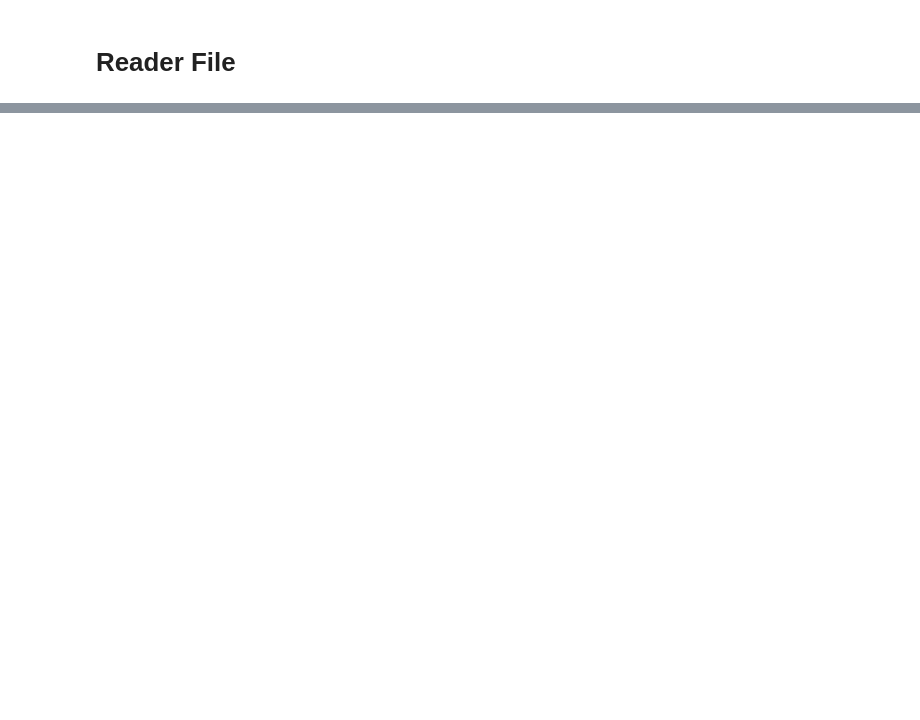
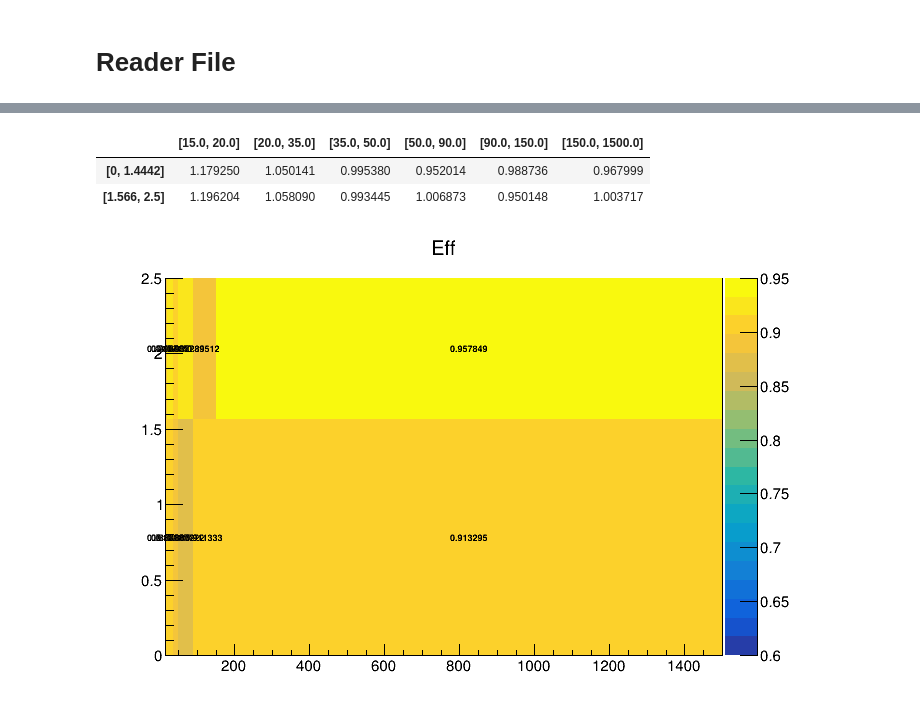
Before and after one commit to jycordero/SMP_ZGamma, a Jupyter notebook: src/sf_photon.ipynb, the cells around one changed output, grey strips where cells are left out. Drawn from its saved outputs; the diff is of its cells as text; code cells hidden in the pictures; blank space fills up the shorter version.

```diff
--- a/src/sf_photon.ipynb
+++ b/src/sf_photon.ipynb
@@ -26,16 +234,0 @@ tree = TTree('tree_SF','tree_SF')
-# %%
-ptBins  = array.array('f',[0,20,40,50,90,150,500])
-#ptBins  = array.array("f",[10,20,35,50,90,150,500])
-
-#etaBins = array.array("f",[-2.5,-2,-1.566,-1.4442,-1.0,0,1.0,1.4442,1.566,2,2.5])
-etaBins = array.array("f",[-2.5,-1.566,-1.4442,0,1.4442,1.566,2.5])
-
-ptNBins, etaNBins  = len(ptBins)-1, len(etaBins)-1
-
-hist2d = TH2F("SF","SF",
-              ptNBins,ptBins,
-              etaNBins,etaBins)
-
-tree.Branch("sf",hist2d,"TH2F")
-#hist2d.SetAxisRange(0,1,"Z")
-hist2d.SetAxisRange(0,2,"Z")
@@ -61,0 +335,6 @@ file.Close()
+# %%
+sf
+# %% [output]
+|  | [15.0, 20.0] | [20.0, 35.0] | [35.0, 50.0] | [50.0, 90.0] | [90.0, 150.0] | [150.0, 1500.0] |
+| [0, 1.4442] | 1.179250 | 1.050141 | 0.995380 | 0.952014 | 0.988736 | 0.967999 |
+| [1.566, 2.5] | 1.196204 | 1.058090 | 0.993445 | 1.006873 | 0.950148 | 1.003717 |
@@ -61,0 +344,6 @@ file.Close()
+# %%
+c = TCanvas()
+Data.Draw('colz text')
+c.Draw()
+# %% [output]
+[figure, added]
```
Also changed, not shown: parts of 23 cells of this notebook, 46 other files.
